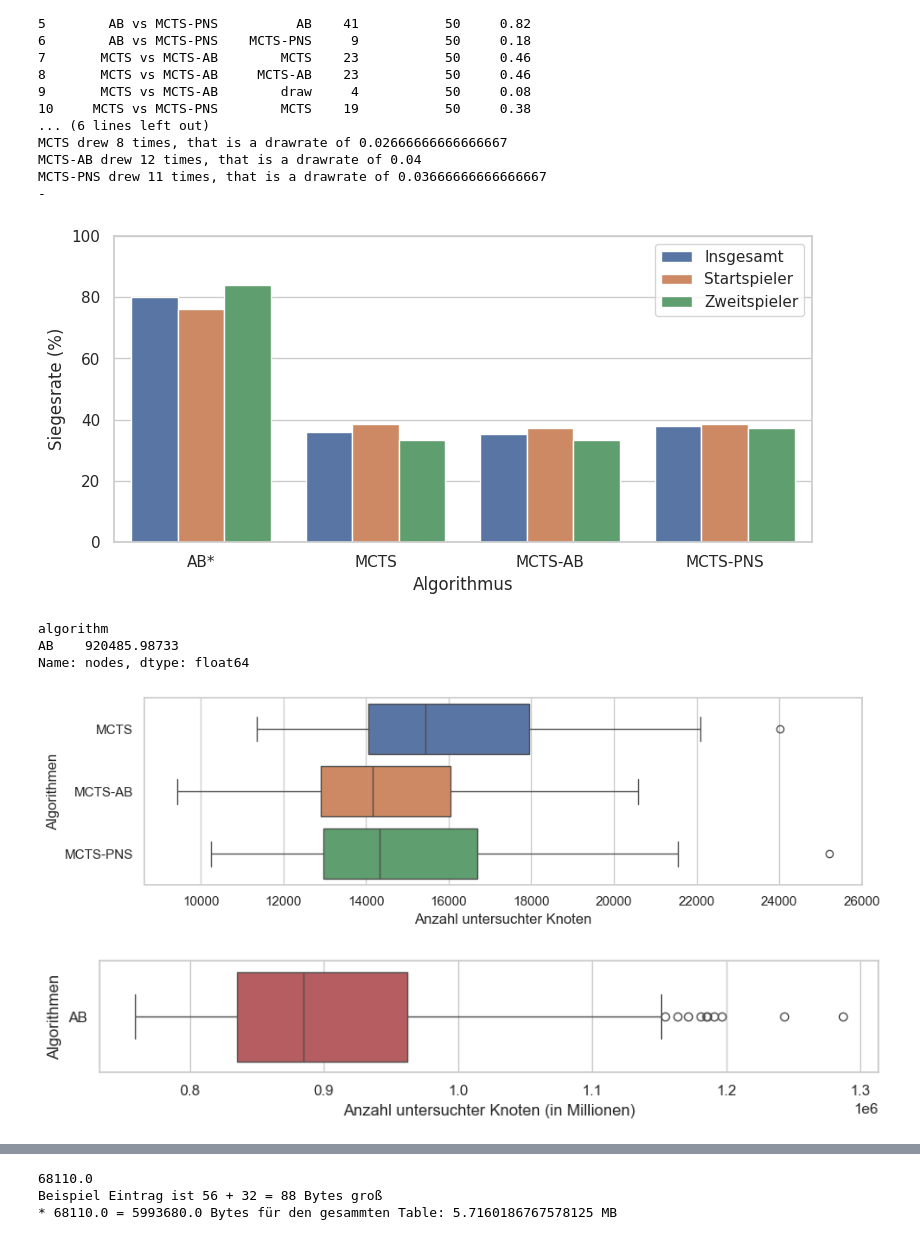
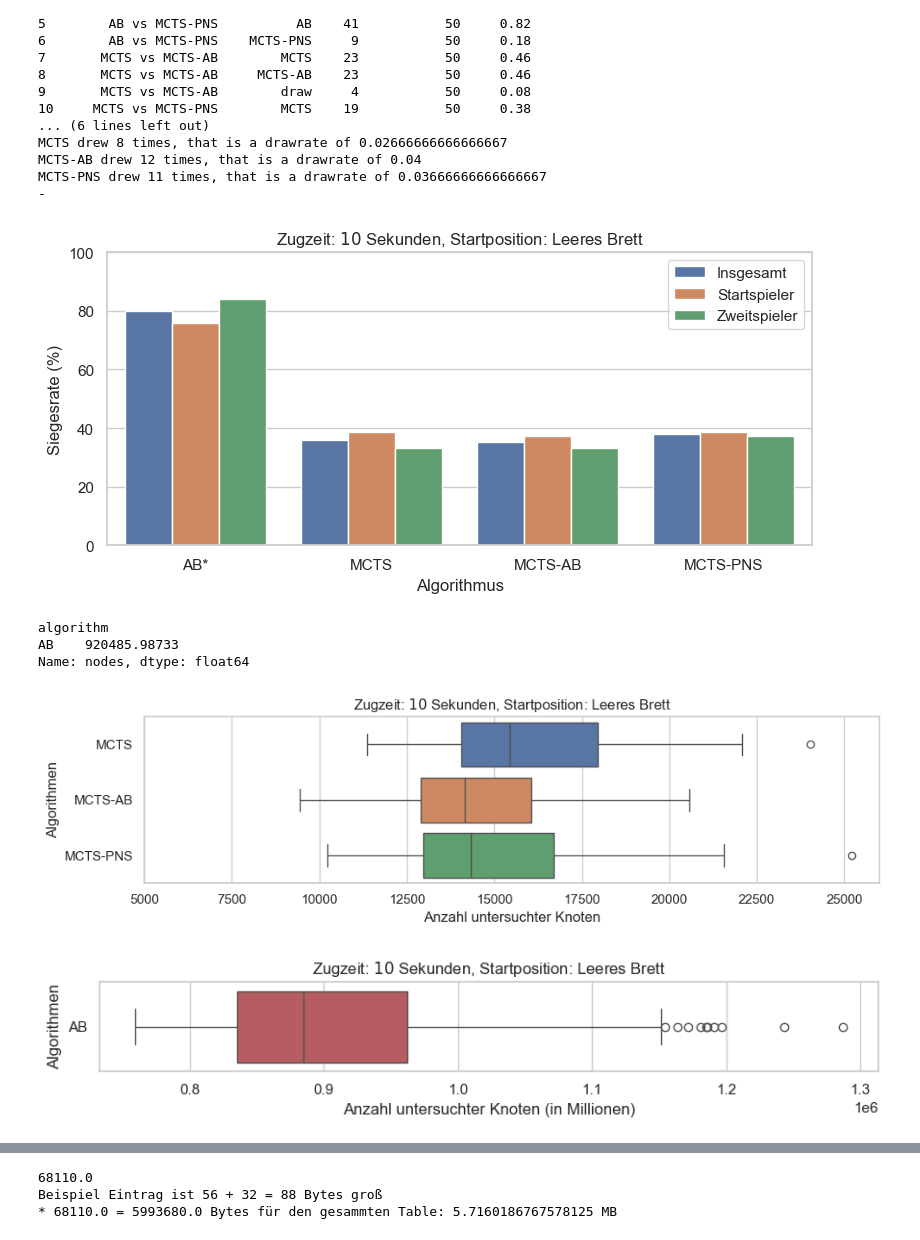
Before and after one commit to l3yd/bachelorarbeit, a Jupyter notebook: experiments.ipynb, the cells around one changed output, grey strips where cells are left out. Saved outputs shown, nothing was run; the diff lists cells and outputs as text; code cells hidden in the pictures.

Commit message:
finished plotting

```diff
--- a/experiments.ipynb
+++ b/experiments.ipynb
@@ -499,7 +499,7 @@ def get_matchup(row):
 df['matchup'] = df.apply(get_matchup, axis=1)
 
 df['winner_c'] = df.apply(
-    lambda row: row['player1_c'] if row['winner'] == 1 else row['player2_c'],
+    lambda row: row['player1_c'] if row['winner'] == 1 else (row['player2_c'] if row['winner'] == 2 else -1),
     axis=1
 )
 
@@ -530,7 +530,7 @@ winrate_df = winrate_df.reset_index()
 
 winrate_df['winrate'] = winrate_df['winrate'] * 100
 
-sns.set(style="whitegrid")
+sns.set_theme(style="whitegrid")
 plt.figure(figsize=(4,4))
 barplot = sns.barplot(
     data=winrate_df,
@@ -646,7 +646,7 @@ def get_matchup(row):
 df['matchup'] = df.apply(get_matchup, axis=1)
 
 df['winner_gdk'] = df.apply(
-    lambda row: row['use_gdk_p1'] if row['winner'] == 1 else row['use_gdk_p2'],
+    lambda row: row['use_gdk_p1'] if row['winner'] == 1 else (row['use_gdk_p2'] if row['winner'] == 2 else -1),
     axis=1
 )
 
@@ -660,6 +660,8 @@ matchup_stats['winrate'] = matchup_stats['wins'] / matchup_stats['total_games']
 
 print(matchup_stats)
 
+
+
 wins = df['winner_gdk'].value_counts().rename('wins')
 wins = wins.rename_axis('use_gdk').reset_index(name='wins')
 wins['winrate'] = wins['wins'] / 60
@@ -670,8 +672,13 @@ print(wins[['use_gdk','winrate']])
 
 wins['winrate'] = wins['winrate'] * 100
 
+print(wins)
 
-sns.set(style="whitegrid")
+
+wins = wins[wins['use_gdk'] != -1]
+
+
+sns.set_theme(style="whitegrid")
 plt.figure(figsize=(4,4))
 barplot = sns.barplot(
     data=wins,
@@ -812,7 +825,7 @@ def get_matchup(row):
 df['matchup'] = df.apply(get_matchup, axis=1)
 
 df['winner_c'] = df.apply(
-    lambda row: row['player1_c'] if row['winner'] == 1 else row['player2_c'],
+    lambda row: row['player1_c'] if row['winner'] == 1 else (row['player2_c'] if row['winner'] == 2 else -1),
     axis=1
 )
 
@@ -844,7 +857,7 @@ print(stats)
 
 matchup_stats['winrate'] = matchup_stats['winrate'] * 100
 
-sns.set(style="whitegrid")
+sns.set_theme(style="whitegrid")
 plt.figure(figsize=(6,4))
 barplot = sns.barplot(
     data=matchup_stats,
@@ -892,7 +905,7 @@ def get_matchup(row):
 df['matchup'] = df.apply(get_matchup, axis=1)
 
 df['winner_c'] = df.apply(
-    lambda row: row['player1_c'] if row['winner'] == 1 else row['player2_c'],
+    lambda row: row['player1_c'] if row['winner'] == 1 else (row['player2_c'] if row['winner'] == 2 else -1),
     axis=1
 )
 
@@ -924,7 +937,9 @@ print(stats)
 
 matchup_stats['winrate'] = matchup_stats['winrate'] * 100
 
-sns.set(style="whitegrid")
+matchup_stats = matchup_stats[matchup_stats['winner_c'] != -1]
+
+sns.set_theme(style="whitegrid")
 plt.figure(figsize=(6,4))
 barplot = sns.barplot(
     data=matchup_stats,
@@ -1344,12 +1363,13 @@ plt.figure(figsize=(8, 4))
 sns.barplot(data=df_winrates, x="algorithm", y="winrate", hue="first_or_second")
 plt.xlabel("Algorithmus")
 plt.ylabel("Siegesrate (%)")
+plt.title(r"Zugzeit: $10$ Sekunden, Startposition: Leeres Brett")
 plt.ylim(0, 100)
 plt.legend(title="")
 plt.tight_layout()
 plt.show()
 # %% [output]
-[figure, old version]
+[figure, new version]
 # %%
 # Results auswerten und plotten der untersuchten Knoten
 
@@ -1366,35 +1386,38 @@ nodes_combined = pd.concat([
 nodes_ab_only = nodes_combined[nodes_combined['algorithm'] == 'AB']
 avg_nodes = nodes_ab_only.groupby('algorithm')['nodes'].mean()
 print(avg_nodes)
 
 
 nodes_combined = nodes_combined[nodes_combined['algorithm'] != 'AB']
 
 # Verteilung vorbereiten
 
 sns.set_theme(style="whitegrid")
 plt.figure(figsize=(10,3))
 sns.boxplot(data=nodes_combined, x='nodes', y='algorithm', orient='h', hue='algorithm')
 plt.xlabel('Anzahl untersuchter Knoten')
 plt.ylabel('Algorithmen')
+plt.title(r"Zugzeit: $10$ Sekunden, Startposition: Leeres Brett")
+plt.xlim(5000,26000)
 plt.tight_layout()
 plt.show()
 
 # Verteilung vorbereiten
 
 plt.figure(figsize=(9,2))
 ax = sns.boxplot(data=nodes_ab_only, x='nodes', y='algorithm', orient='h',color=sns.color_palette("deep")[3])
 ax.ticklabel_format(style='sci', axis='x', scilimits=(0, 2))
 plt.xlabel('Anzahl untersuchter Knoten (in Millionen)')
 plt.ylabel('Algorithmen')
+plt.title(r"Zugzeit: $10$ Sekunden, Startposition: Leeres Brett")
 plt.tight_layout()
 plt.show()
 # %% [output]
 algorithm
 AB    920485.98733
 Name: nodes, dtype: float64
-[figure, old version]
+[figure, new version]
-[figure, old version]
+[figure, new version]
 # %%
 # Results auswerten und plotten der Iterationen von MCTS
 
```
Also changed, not shown: parts of 9 cells of this notebook, 14 other files.
